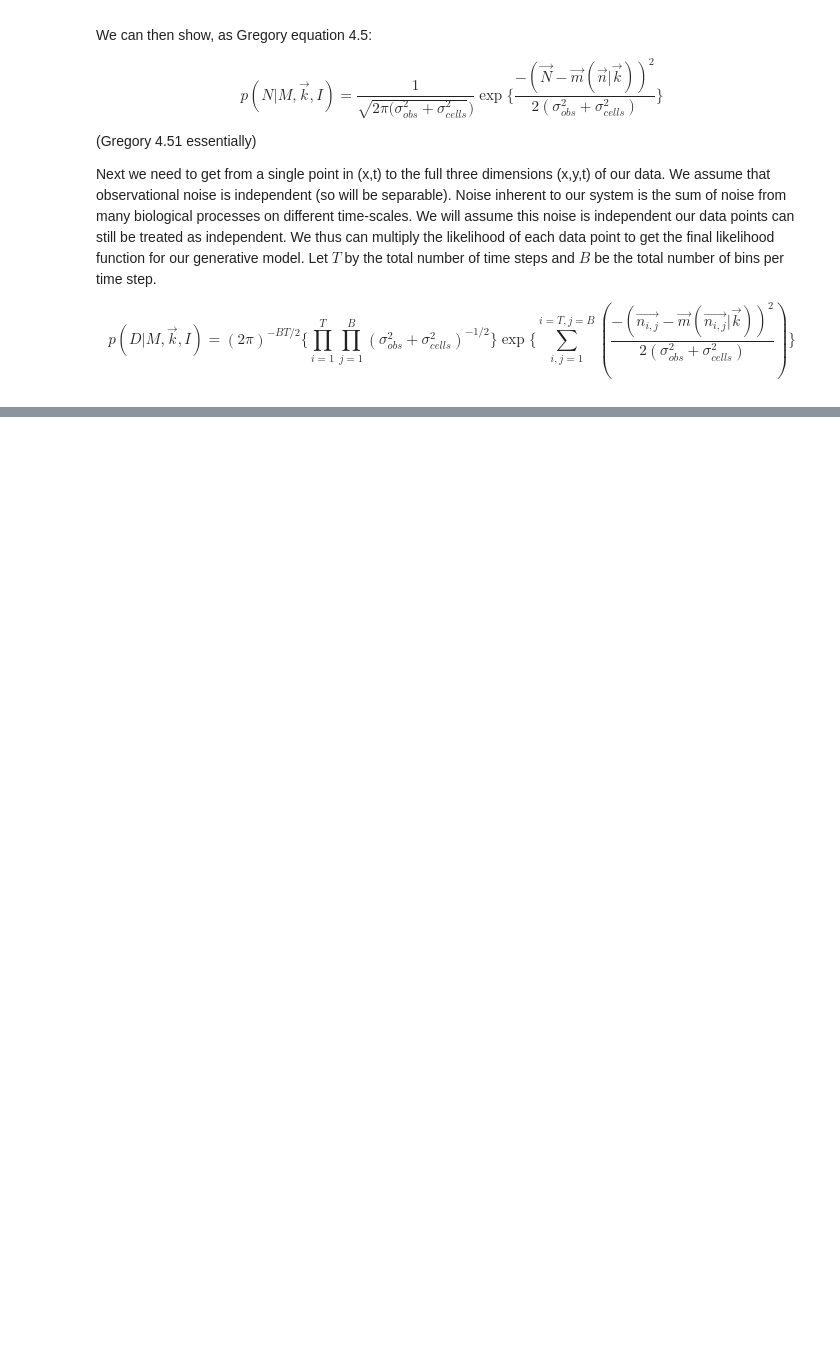
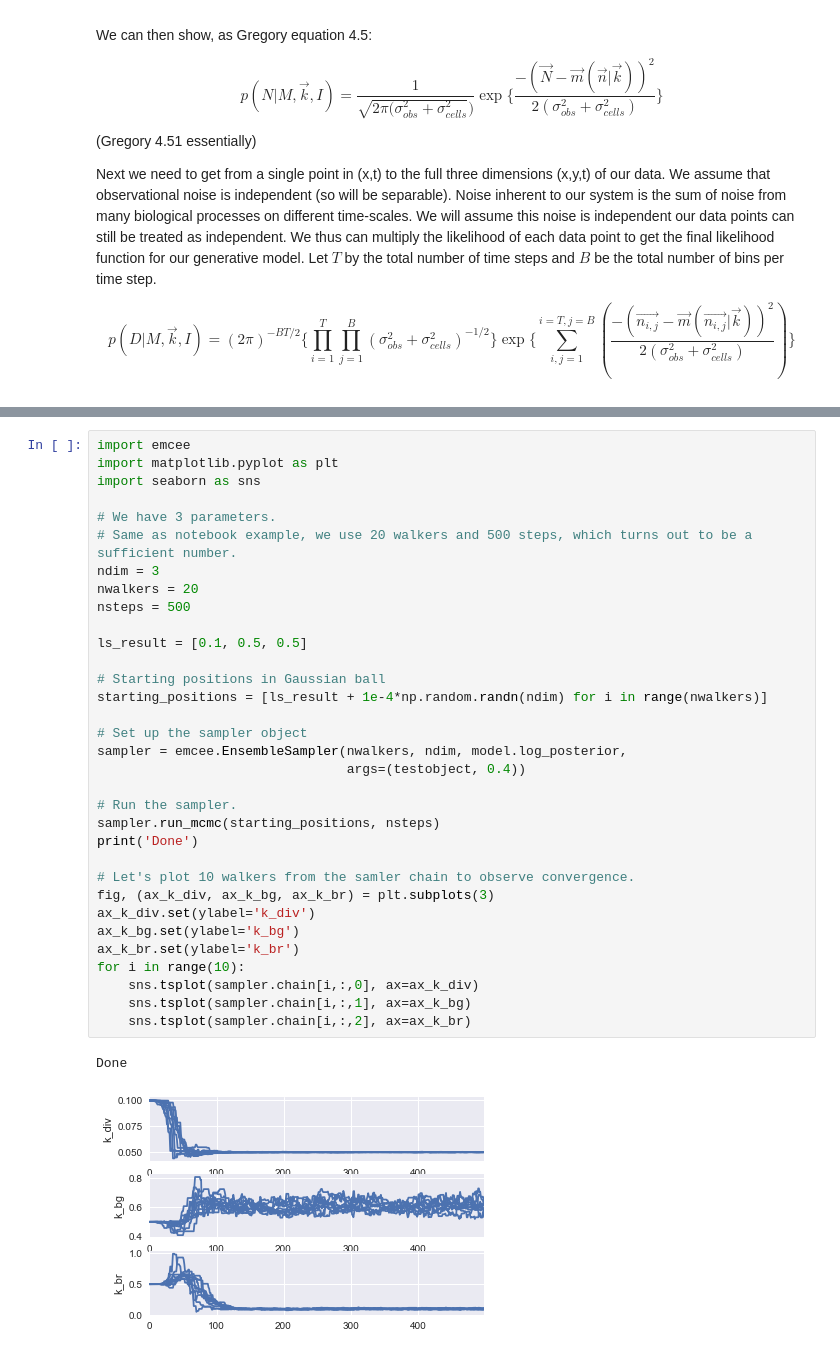
Before and after one commit to tessadgreen/cellfate, a Jupyter notebook: model.ipynb, the cells around one changed output, grey strips where cells are left out. Drawn from its saved outputs; the diff is of its cells as text; blank space fills up the shorter version.

```diff
--- a/model.ipynb
+++ b/model.ipynb
@@ -106,0 +97,36 @@ model.np2pd(a)
+# %%
+import emcee
+import matplotlib.pyplot as plt
+import seaborn as sns
+
+# We have 3 parameters.
+# Same as notebook example, we use 20 walkers and 500 steps, which turns out to be a sufficient number.
+ndim = 3
+nwalkers = 20
+nsteps = 500
+
+ls_result = [0.1, 0.5, 0.5]
+
+# Starting positions in Gaussian ball
+starting_positions = [ls_result + 1e-4*np.random.randn(ndim) for i in range(nwalkers)]
+
+# Set up the sampler object
+sampler = emcee.EnsembleSampler(nwalkers, ndim, model.log_posterior,
+                                args=(testobject, 0.4))
+
+# Run the sampler.
+sampler.run_mcmc(starting_positions, nsteps)
+print('Done')
+
+# Let's plot 10 walkers from the samler chain to observe convergence.
+fig, (ax_k_div, ax_k_bg, ax_k_br) = plt.subplots(3)
+ax_k_div.set(ylabel='k_div')
+ax_k_bg.set(ylabel='k_bg')
+ax_k_br.set(ylabel='k_br')
+for i in range(10):
+    sns.tsplot(sampler.chain[i,:,0], ax=ax_k_div)
+    sns.tsplot(sampler.chain[i,:,1], ax=ax_k_bg)
+    sns.tsplot(sampler.chain[i,:,2], ax=ax_k_br)
+# %% [output]
+Done
+[figure, added]
```
Also changed, not shown: parts of 3 cells of this notebook, 1 other file.
